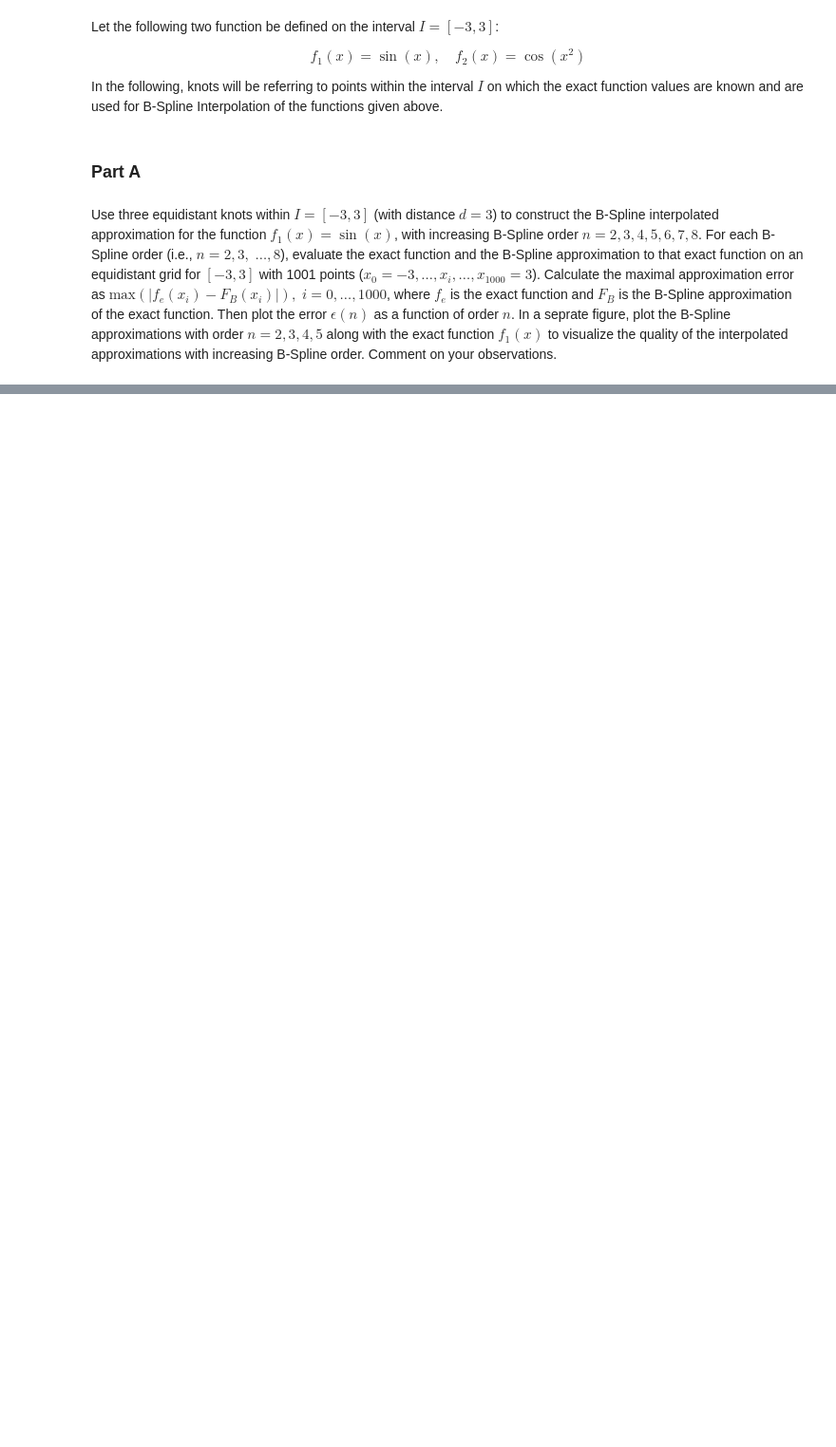
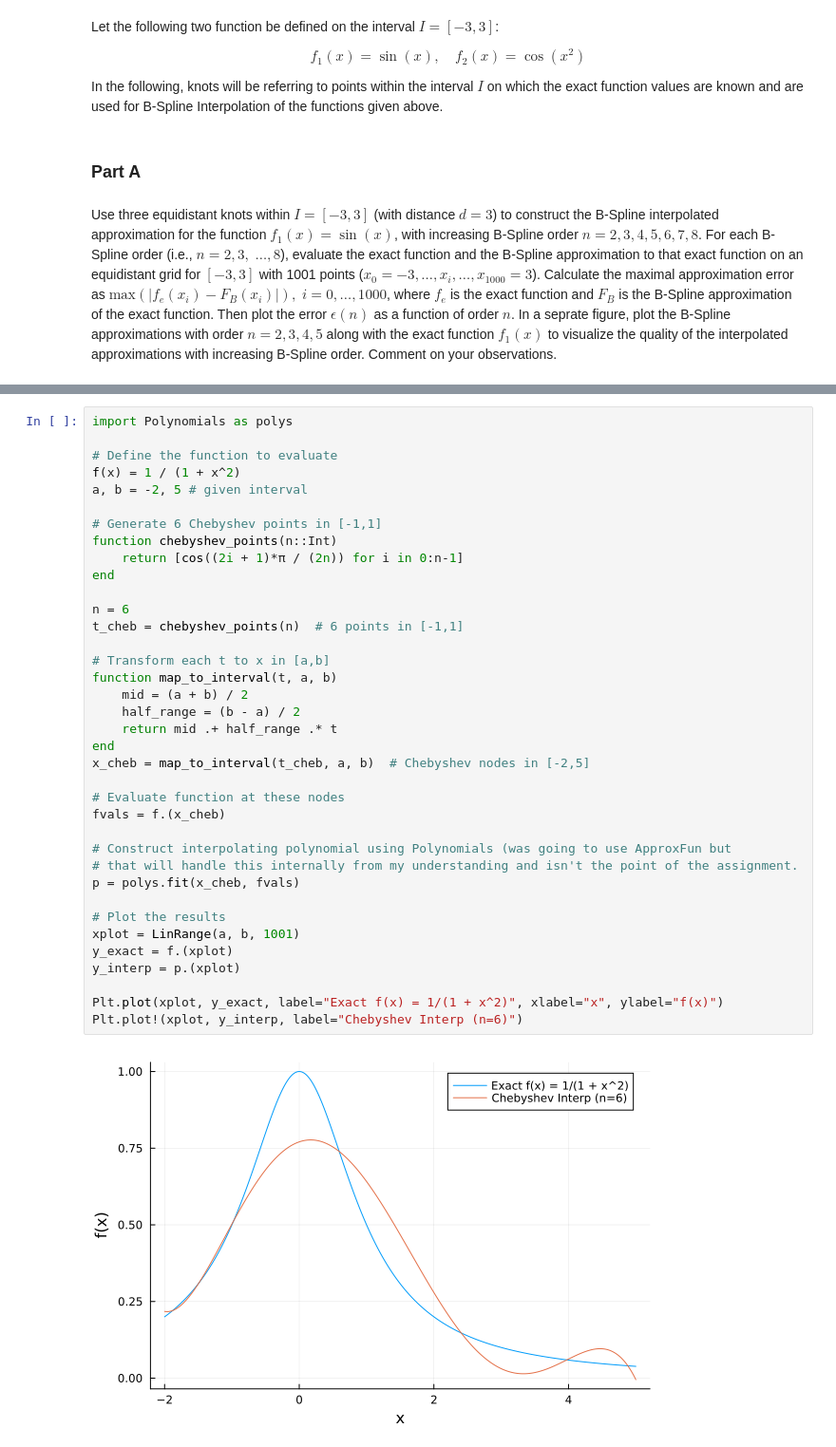
Before and after one commit to jacob-cunningham-ds/me2060, a Jupyter notebook: hw/hw2_code_cunningham.ipynb, the cells around one changed output, grey strips where cells are left out. Shown at 95% size. Cells and saved outputs as stored; diff of their text form; blank space fills up the shorter version.

```diff
--- a/hw/hw2_code_cunningham.ipynb
+++ b/hw/hw2_code_cunningham.ipynb
@@ -412,0 +657,39 @@ plt.plot(x, f1.(x), label="Exact", linetyle=:dash, color=:black)
+# %%
+import Polynomials as polys
+
+# Define the function to evaluate
+f(x) = 1 / (1 + x^2)
+a, b = -2, 5 # given interval
+
+# Generate 6 Chebyshev points in [-1,1]
+function chebyshev_points(n::Int)
+    return [cos((2i + 1)*π / (2n)) for i in 0:n-1]
+end
+
+n = 6
+t_cheb = chebyshev_points(n)  # 6 points in [-1,1]
+
+# Transform each t to x in [a,b]
+function map_to_interval(t, a, b)
+    mid = (a + b) / 2
+    half_range = (b - a) / 2
+    return mid .+ half_range .* t
+end
+x_cheb = map_to_interval(t_cheb, a, b)  # Chebyshev nodes in [-2,5]
+
+# Evaluate function at these nodes
+fvals = f.(x_cheb)
+
+# Construct interpolating polynomial using Polynomials (was going to use ApproxFun but
+# that will handle this internally from my understanding and isn't the point of the assignment.
+p = polys.fit(x_cheb, fvals)
+
+# Plot the results
+xplot = LinRange(a, b, 1001)
+y_exact = f.(xplot)
+y_interp = p.(xplot)
+
+Plt.plot(xplot, y_exact, label="Exact f(x) = 1/(1 + x^2)", xlabel="x", ylabel="f(x)")
+Plt.plot!(xplot, y_interp, label="Chebyshev Interp (n=6)")
+# %% [output]
+[figure, added]
```
Also changed, not shown: parts of 34 cells of this notebook, 2 other files.
